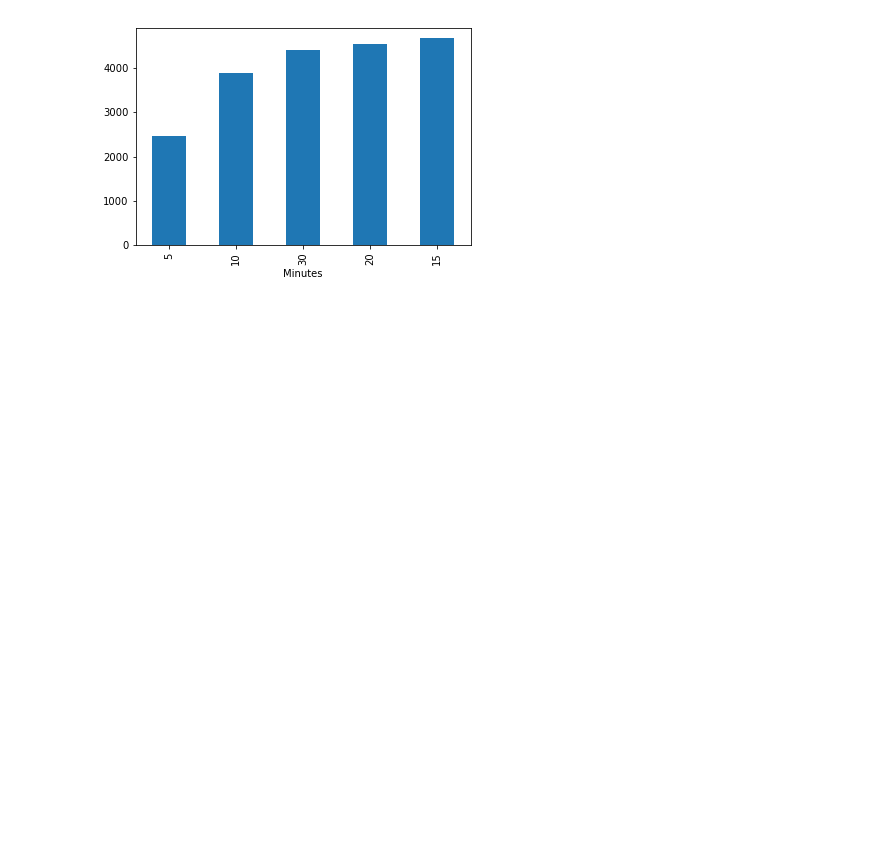
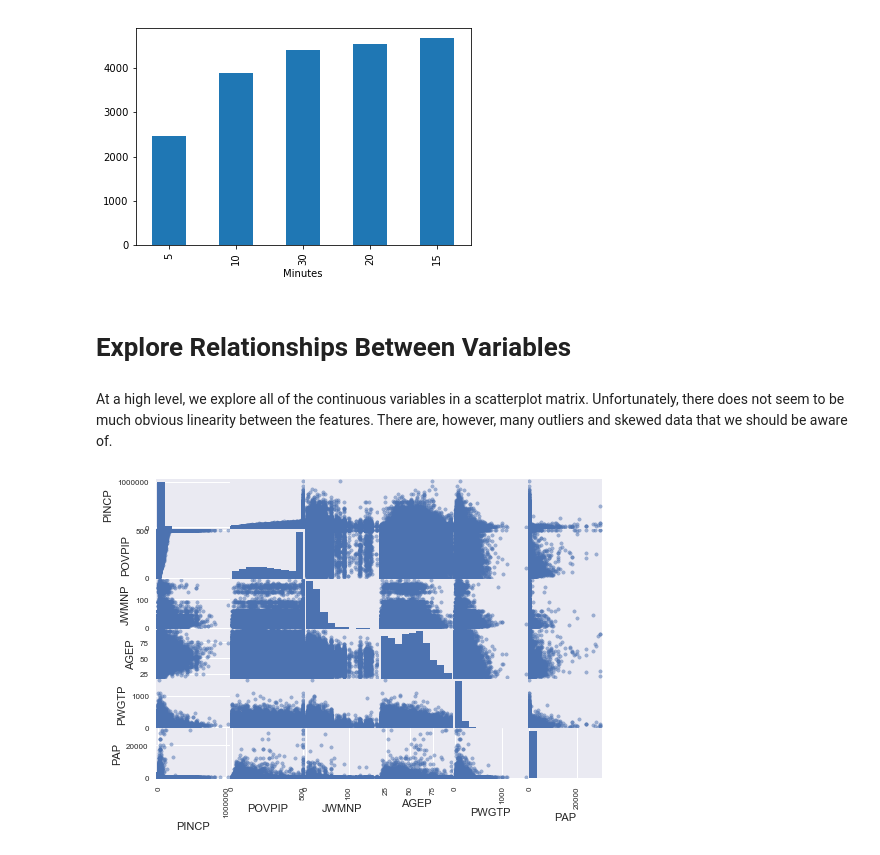
Before and after one commit to kjprice/SMU-data-mining, a Jupyter notebook: python_notebooks/person_eda.ipynb, the cells around one changed output. Saved outputs shown, nothing was run; the diff lists cells and outputs as text; code cells hidden in the pictures; blank space fills up the shorter version.

Commit message:
Merge Relationships into master notebook

```diff
--- a/python_notebooks/person_eda.ipynb
+++ b/python_notebooks/person_eda.ipynb
@@ -133,3 +136,12 @@ ax.set_xlabel('Minutes')
 plt.show()
 # %% [output]
 [figure]
+# %% [markdown]
+# Explore Relationships Between Variables
+# %% [markdown]
+At a high level, we explore all of the continuous variables in a scatterplot matrix. Unfortunately, there does not seem to be much obvious linearity between the features. There are, however, many outliers and skewed data that we should be aware of.
+# %%
+scatter_matrix(df[important_continuous_features])
+plt.show()
+# %% [output]
+[figure, added]
```
Also changed, not shown: parts of 11 cells of this notebook.
